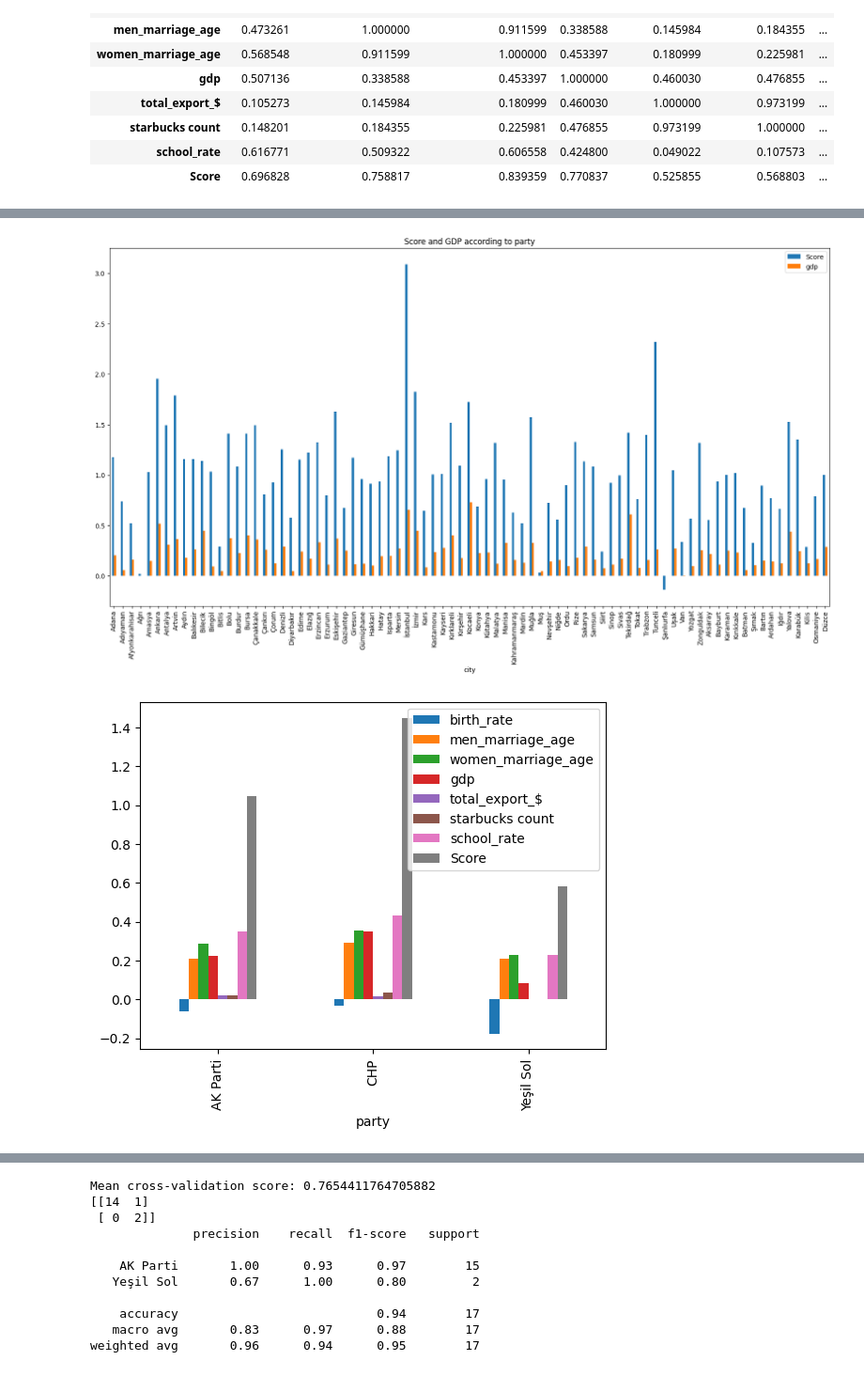
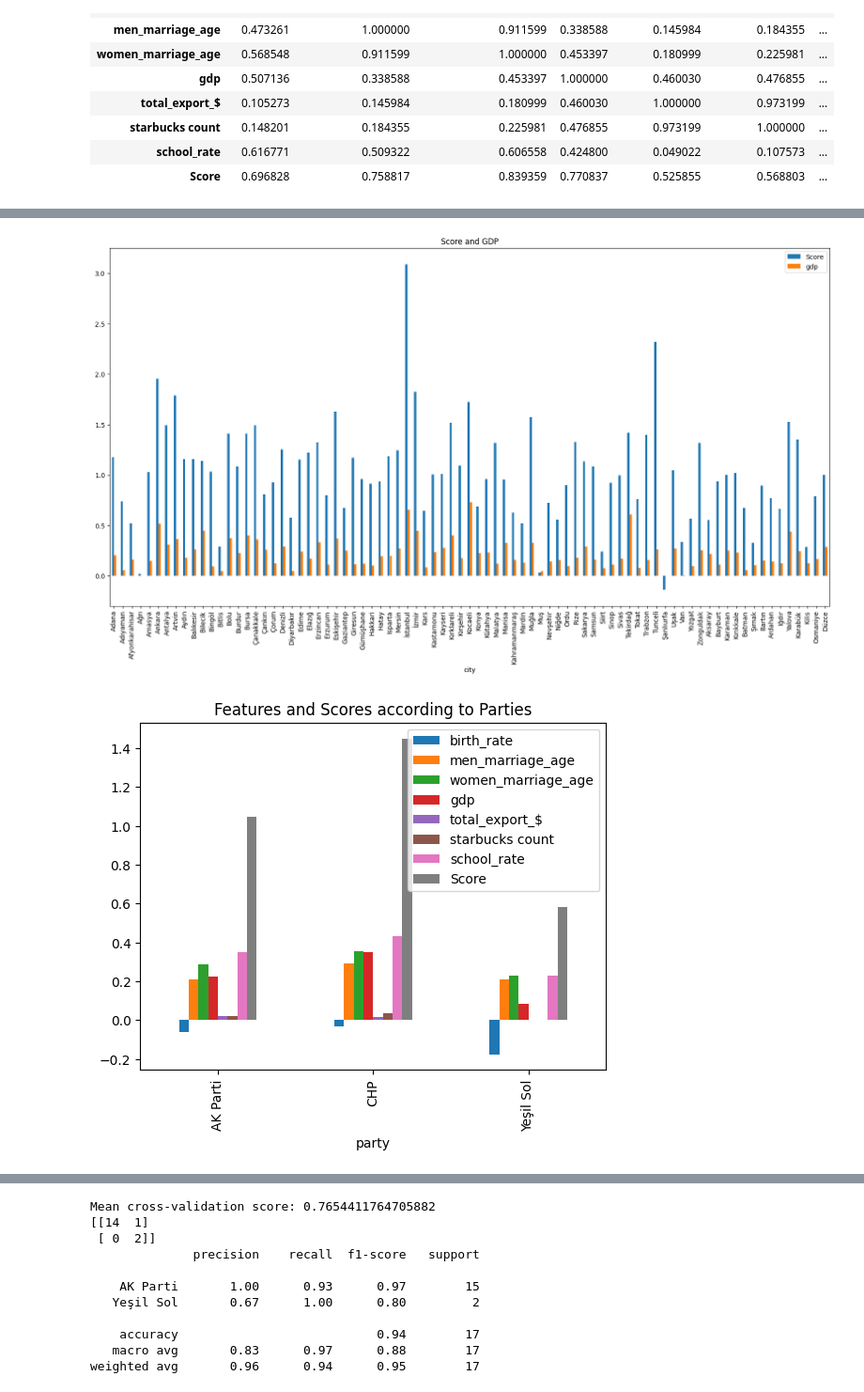
Before and after one commit to erennaltin/CS210-Project, a Jupyter notebook: model.ipynb, the cells around one changed output, grey strips where cells are left out. Shown at 94% size. Cells and saved outputs as stored; diff of their text form; code cells hidden in the pictures.

Commit message:
figures

```diff
--- a/model.ipynb
+++ b/model.ipynb
@@ -124,15 +134,22 @@ plt.show()
 # %%
-df_merged.plot(x='city', y=['Score', 'gdp'], kind='bar', figsize=(20, 10), title='Score and GDP according to party')
+df_merged.plot(x='city', y=['Score', 'gdp'], kind='bar', figsize=(20, 10), title='Score and GDP')
+
+plt.savefig('./figures/score_gdp.png', dpi=300, bbox_inches='tight')
+
 plt.show()
 # %% [output]
-[figure, old version]
+[figure, new version]
 # %%
 df_merged.groupby('party').mean().plot(kind='bar')
 plt.xticks(rotation=90)
 plt.legend()
+plt.title('Features and Scores according to Parties')
+
+plt.savefig('./figures/features_scores_parties.png', dpi=300, bbox_inches='tight')
+
 plt.show()
 # %% [output]
-[figure, old version]
+[figure, new version]
 # %%
 import geopandas as gpd
 
```
Also changed, not shown: parts of 4 cells of this notebook, 6 other files.
